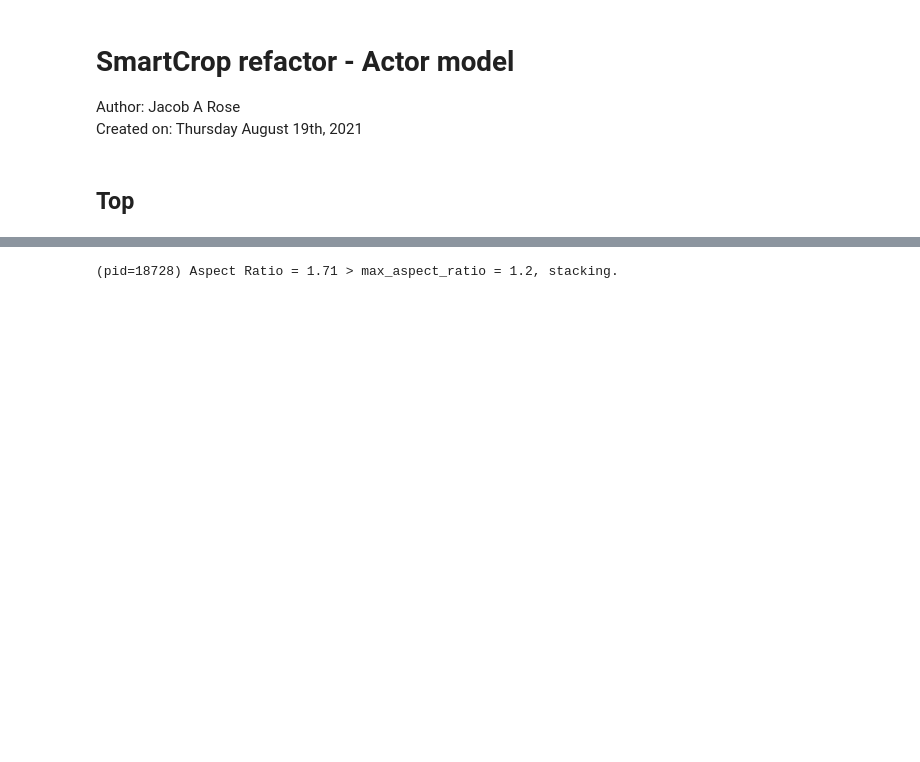
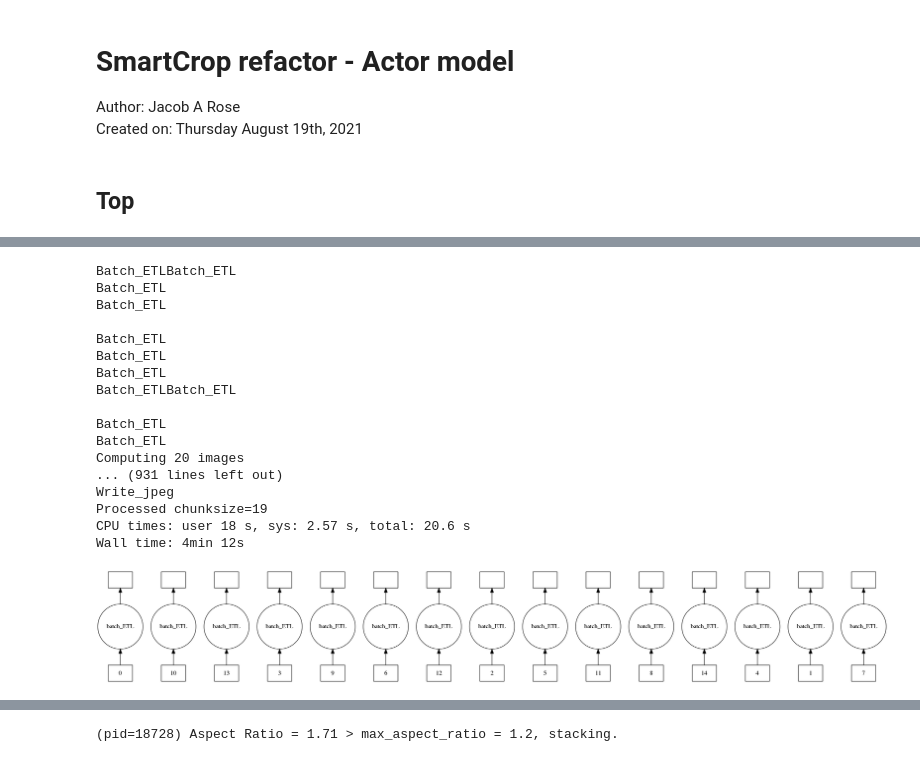
Before and after one commit to JacobARose/lightning-hydra-classifiers, a Jupyter notebook: notebooks/SmartCrop-refactor.ipynb, the cells around one changed output, grey strips where cells are left out. Drawn from its saved outputs; the diff is of its cells as text; code cells hidden in the pictures; blank space fills up the shorter version.

```diff
--- a/notebooks/SmartCrop-refactor.ipynb
+++ b/notebooks/SmartCrop-refactor.ipynb
@@ -570,0 +1180,10 @@ AssertionError
+# %%
+target_dir = root_dir.replace("original", f"{target_config.resolution}")
+target_dir
+
+data_df = data_df.assign(target_path = data_df.apply(lambda x: str(Path(target_dir, x.family, Path(x.path).name)), axis=1))
+data_df
+
+family_dirs = list(set(data_df.target_path.apply(lambda x: str(Path(x).parent))))
+
+[os.makedirs(subdir, exist_ok=True) for subdir in family_dirs];
@@ -570,0 +1656,27 @@ AssertionError
+# %%
+import dask.bag as db
+
+records = data_df.to_dict("records")#[:500]
+record_bag = db.from_sequence(records, partition_size=config.chunksize)
+delayed_records = record_bag.to_delayed()
+# resize_transform = partial(transform, target_shape=target_config.target_shape)
+delayed_results = []
+print(f"len(delayed_records)={len(delayed_records)}")
+print(f"len(data_df)={len(data_df)}")
+pp(config)
+pp(target_config)
+for i, rec in enumerate(delayed_records):
+    delayed_results.append(dask.delayed(batch_ETL)(batch_records=rec, target_shape=target_config.target_shape))
+
+
+results = dask.persist(*delayed_results)
+progress(delayed_results)
+
+#     print(rec.key)
+# delayed_results = batch_ETL(batch_records=delayed_records, target_shape=target_config.target_shape)
+
+# len(delayed_records)
+
+# [rec.key for rec in delayed_results]
+# len(delayed_records)
+# [rec.key for rec in delayed_records]
@@ -570,0 +1770,24 @@ AssertionError
+# %%
+%%time
+# a = dask.compute(delayed_records)
+results = dask.compute(delayed_results)
+dask.visualize(delayed_results)
+# %% [output]
+Batch_ETLBatch_ETL
+Batch_ETL
+Batch_ETL
+
+Batch_ETL
+Batch_ETL
+Batch_ETL
+Batch_ETLBatch_ETL
+
+Batch_ETL
+Batch_ETL
+Computing 20 images
+... (931 lines left out)
+Write_jpeg
+Processed chunksize=19
+CPU times: user 18 s, sys: 2.57 s, total: 20.6 s
+Wall time: 4min 12s
+[figure, added]
```
Also changed, not shown: parts of 164 cells of this notebook, 5 other files.
